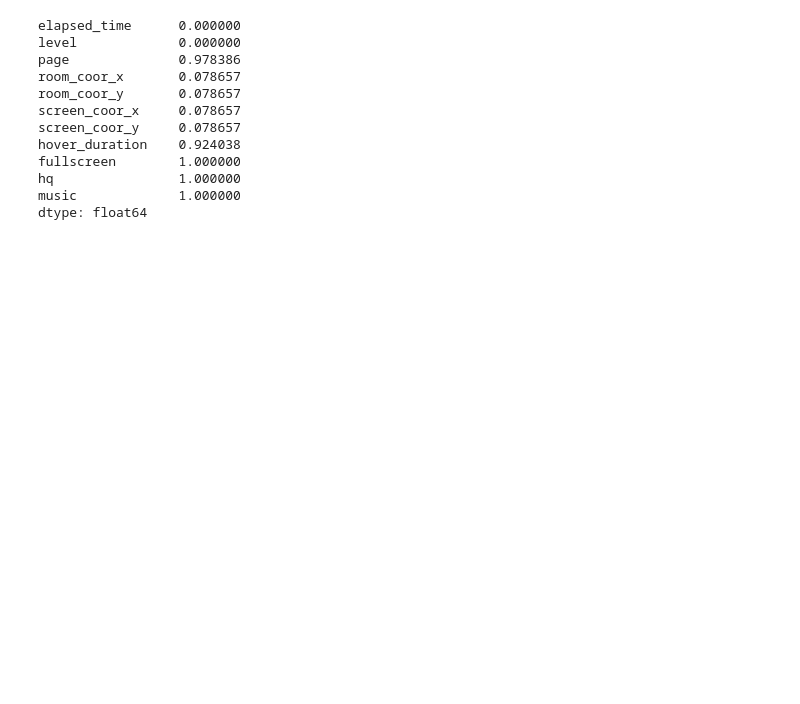
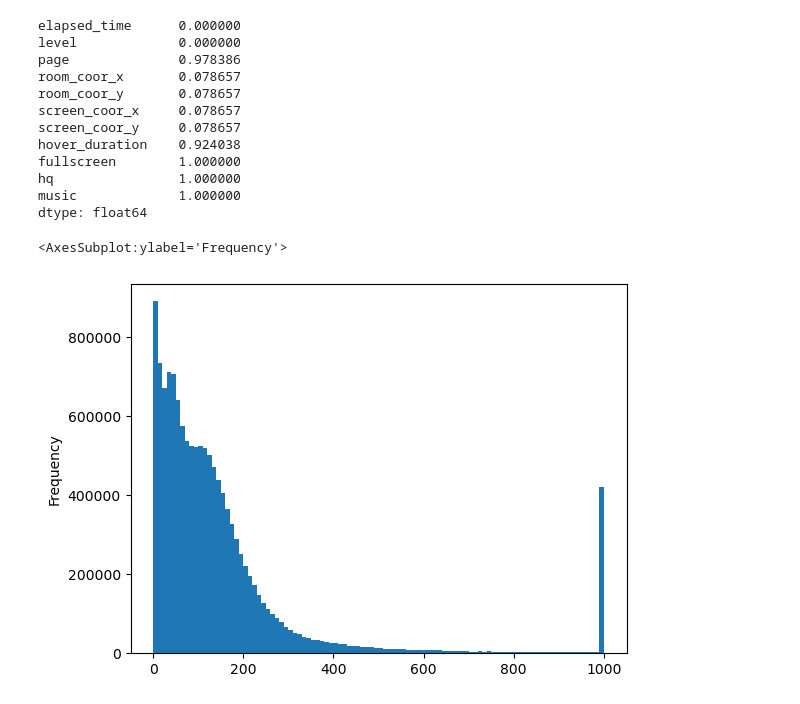
Before and after one commit to konumaru/predict_student_performance, a Jupyter notebook: notebook/eda.ipynb, the cells around one changed output. Cells and saved outputs as stored; diff of their text form; code cells hidden in the pictures; blank space fills up the shorter version.

```diff
--- a/notebook/eda.ipynb
+++ b/notebook/eda.ipynb
@@ -462,3 +466,10 @@ fullscreen        1.000000
 hq                1.000000
 music             1.000000
 dtype: float64
+# %%
+# NOTE: elapsed_timeはclip(0, 1e7)にする
+train = train.assign(elapsed_time=lambda x: x["elapsed_time"].clip(0, 1e7) / 10000.0)
+train.query("elapsed_time <= 1e7")["elapsed_time"].plot(kind="hist", bins=100, xlabel="elapsed_time")
+# %% [output]
+<AxesSubplot:ylabel='Frequency'>
+[figure, added]
```
Also changed, not shown: parts of 15 cells of this notebook, 4 other files.
